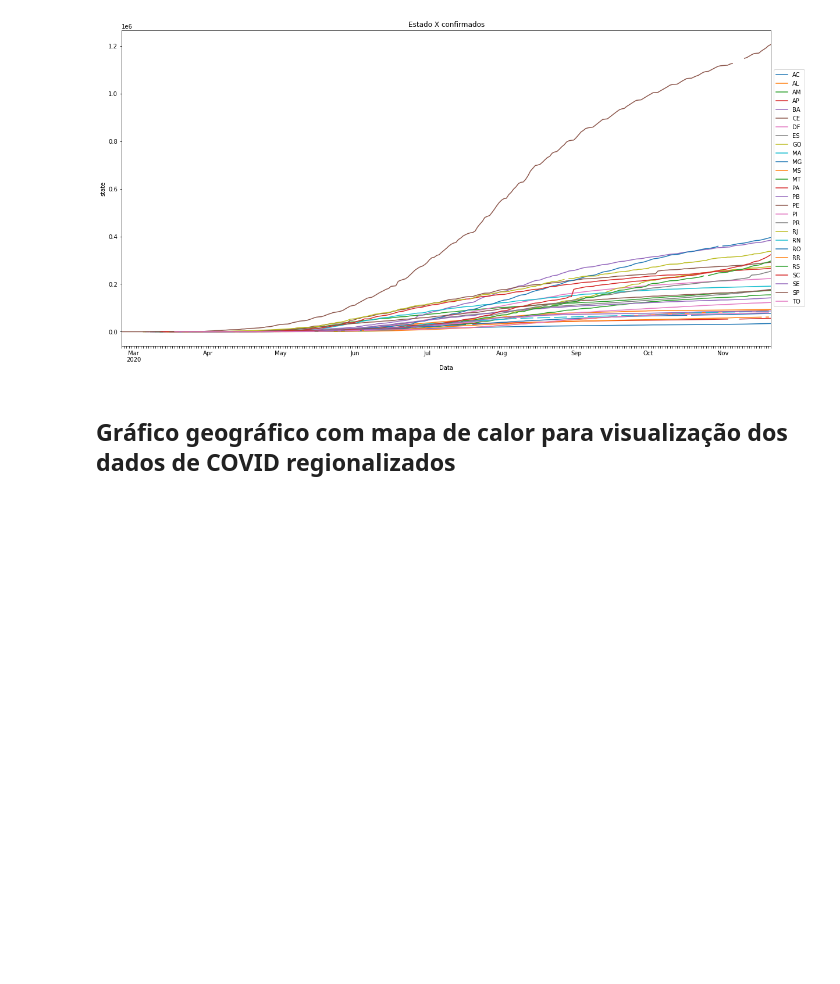
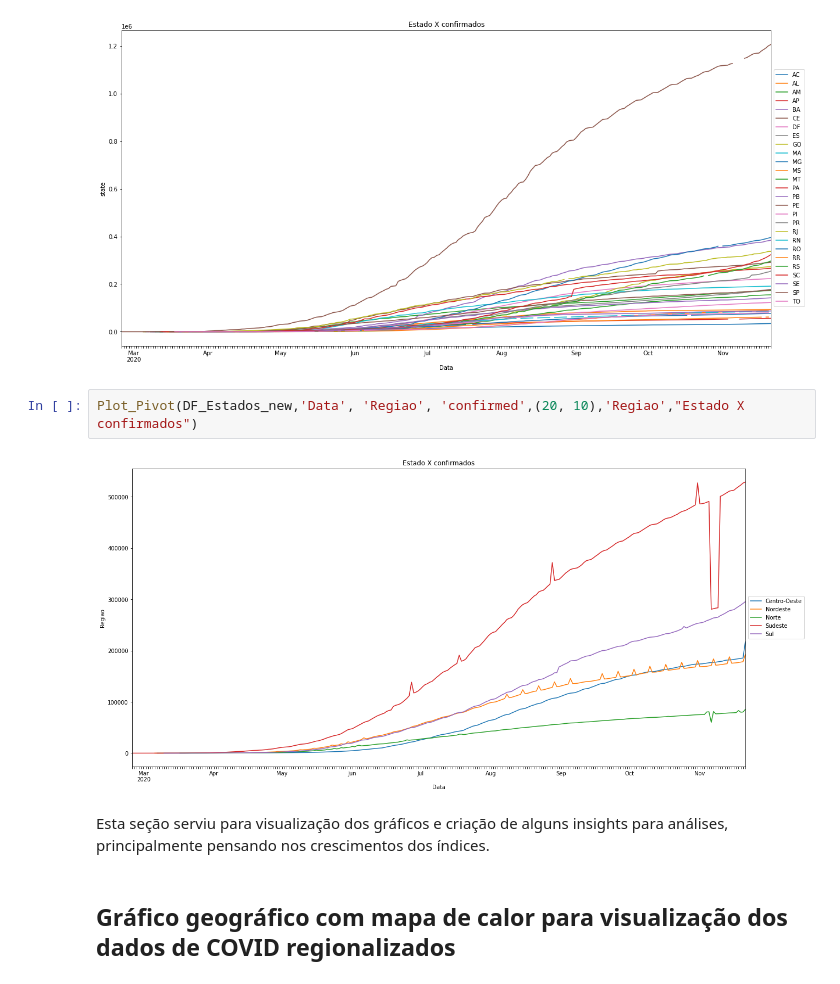
Before and after one commit to Kensawa94/Portifolio-Alura, a Jupyter notebook: Desafios/Desafio_modulo_1/Desafio_1_COVID.ipynb, the cells around one changed output. Drawn from its saved outputs; the diff is of its cells as text; blank space fills up the shorter version.

```diff
--- a/Desafios/Desafio_modulo_1/Desafio_1_COVID.ipynb
+++ b/Desafios/Desafio_modulo_1/Desafio_1_COVID.ipynb
@@ -137,6 +124,12 @@ Plot_Pivot(SP,'Data', 'state', 'confirmed',(20, 10),'state',"Estado X Mortes")
 Plot_Pivot(DF_Estados_new,'Data', 'state', 'confirmed',(20, 10),'state',"Estado X confirmados")
 # %% [output]
 [figure]
+# %%
+Plot_Pivot(DF_Estados_new,'Data', 'Regiao', 'confirmed',(20, 10),'Regiao',"Estado X confirmados")
+# %% [output]
+[figure, added]
+# %% [markdown]
+Esta seção serviu para visualização dos gráficos e criação de alguns insights para análises, principalmente pensando nos crescimentos dos índices.
 # %% [markdown]
 ## Gráfico geográfico com mapa de calor para visualização dos dados de COVID regionalizados
 # %%
```
Also changed, not shown: parts of 36 cells of this notebook, 1 other file.
